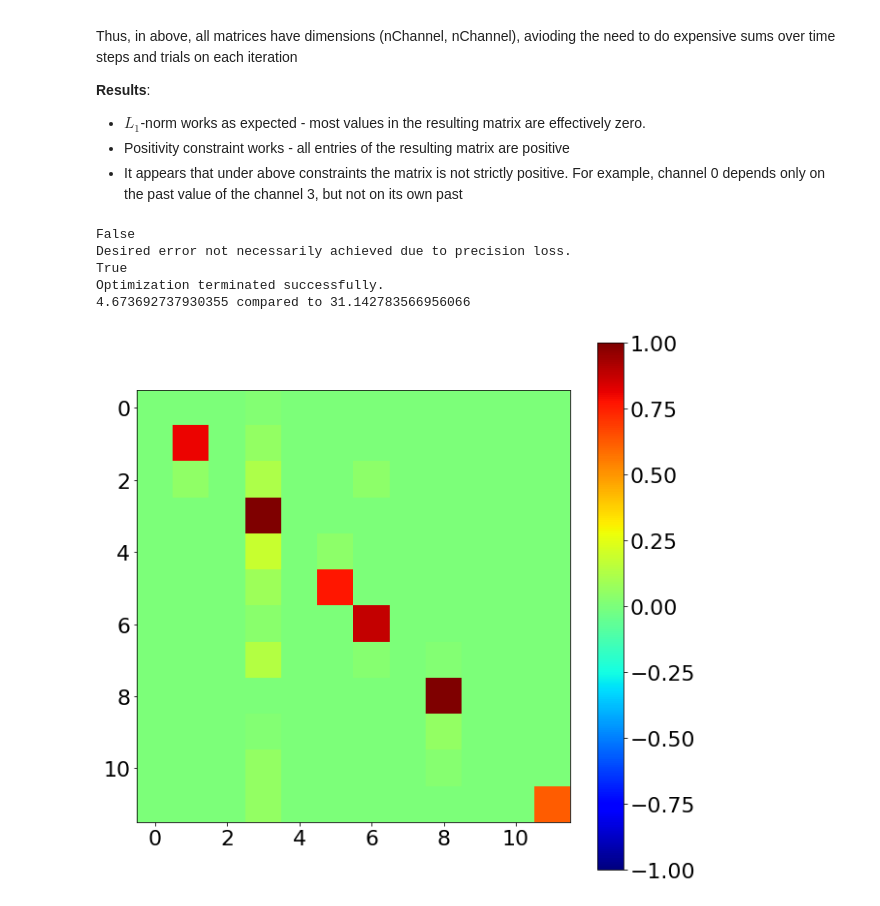
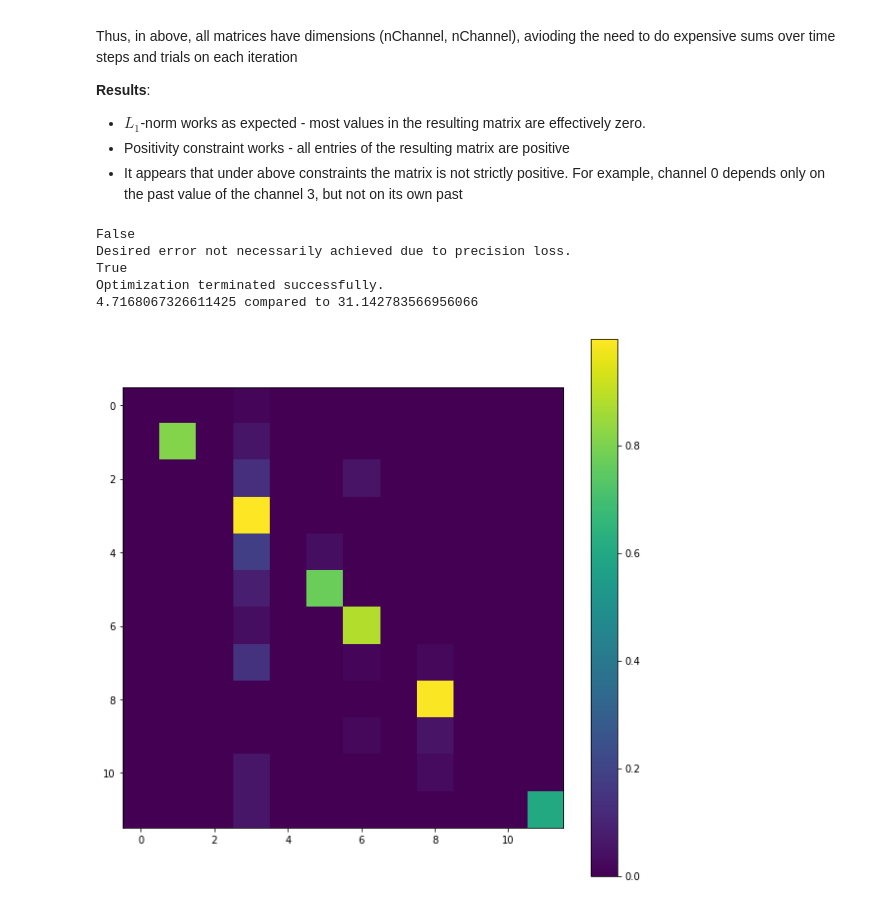
Before and after one commit to aleksejs-fomins/TNU2019-Project, a Jupyter notebook: src/mar/mar_naive_numeric.ipynb, the cells around one changed output. Drawn from its saved outputs; the diff is of its cells as text; code cells hidden in the pictures.

```diff
--- a/src/mar/mar_naive_numeric.ipynb
+++ b/src/mar/mar_naive_numeric.ipynb
@@ -108,34 +108,33 @@ def L2_jac(Aarr):
 %%time
 A0arr = np.diag(np.ones(nChannels)).flatten() + np.random.uniform(0, 0.1, nChannels**2)
 
 # To accelerate convergence, first optimize using Conjugate Gradient, then reuse result and optimize using SLSQP
 bounds = [(0, 10) for i in range(nChannels**2)]
 min_obj = scipy.optimize.minimize(L2_fast, A0arr, jac=L2_jac, bounds=bounds, method='CG')#, method='SLSQP')
 print(min_obj.success)
 print(min_obj.message)
 # min_obj = scipy.optimize.minimize(L2_fast, min_obj.x, jac=L2_jac, bounds=bounds, method='L-BFGS-B')
 # print(min_obj.success)
 # print(min_obj.message)
 min_obj = scipy.optimize.minimize(L2_fast, min_obj.x, jac=L2_jac, bounds=bounds, method='SLSQP')
 print(min_obj.success)
 print(min_obj.message)
 
 A = unpack(min_obj.x)
 A[A < 1.0e-10] = 0
 
 # Compute fitness
 L2_without_reg = np.sqrt(min_obj.fun - reg(A))
 print(L2_without_reg, "compared to", np.linalg.norm(data[:, 1:, :]))
 
-plt.rcParams.update({'font.size': 22})
 plt.figure(figsize=(10,10))
-plt.imshow(unpack(min_obj.x), vmin=-1, vmax=1, cmap='jet')
+plt.imshow(unpack(min_obj.x))
 plt.colorbar()
 plt.show()
 # %% [output]
 False
 Desired error not necessarily achieved due to precision loss.
 True
 Optimization terminated successfully.
-4.673692737930355 compared to 31.142783566956066
+4.7168067326611425 compared to 31.142783566956066
-[figure, old version]
+[figure, new version]
```
Also changed, not shown: parts of 3 cells of this notebook, 4 other files.
